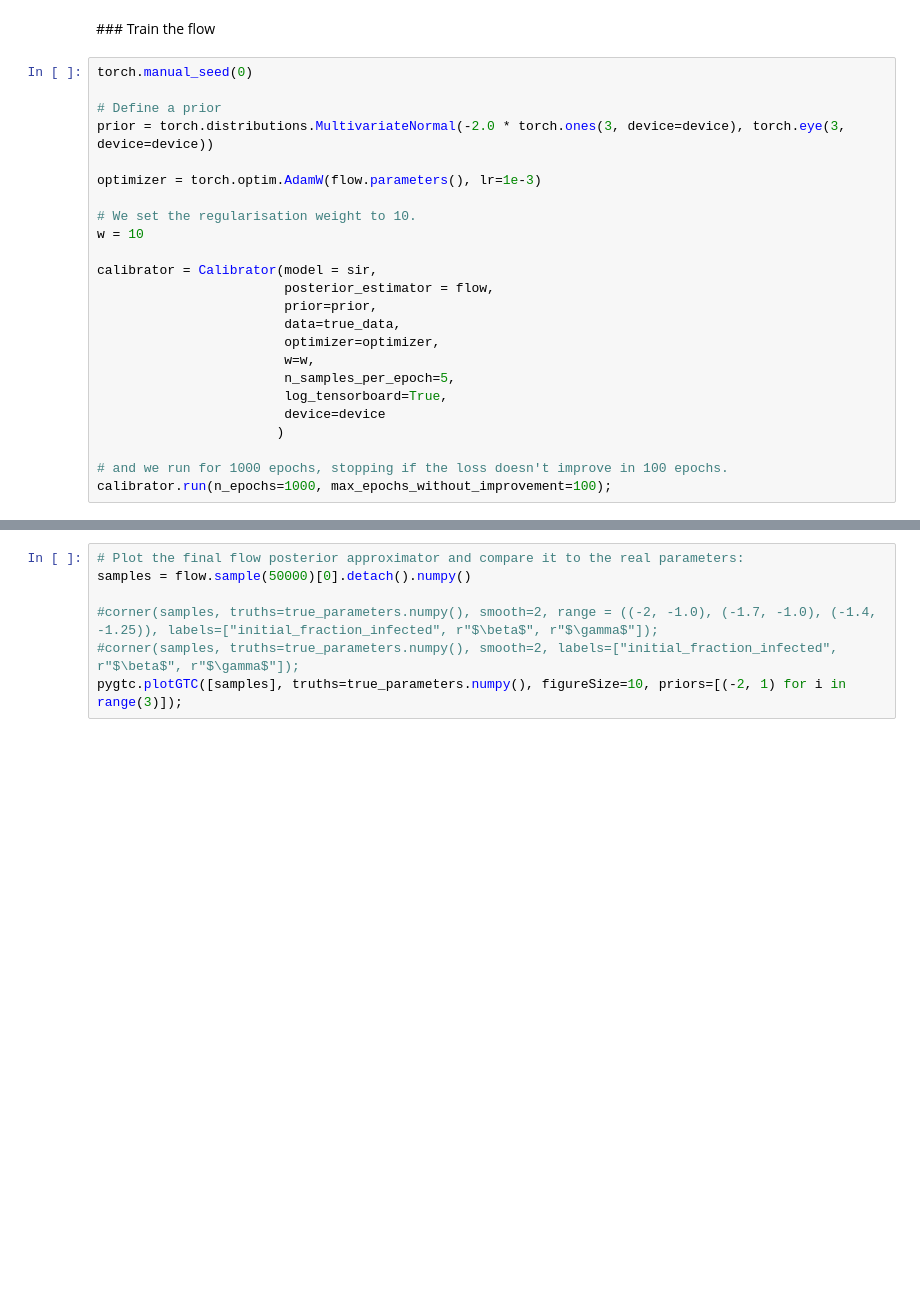
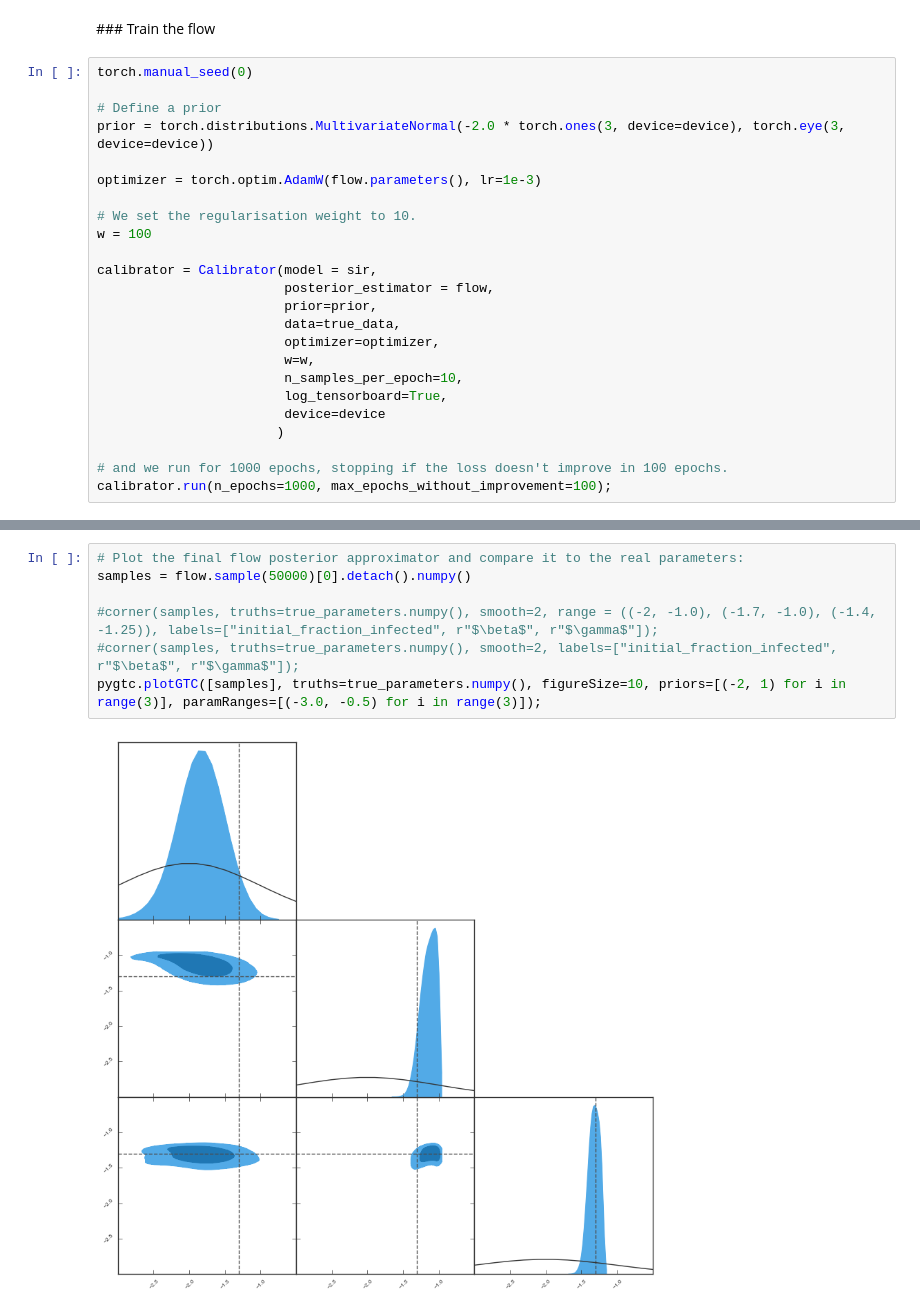
Before and after one commit to arnauqb/blackbirds, a Jupyter notebook: examples/02-SIR.ipynb, the cells around one changed output, grey strips where cells are left out. Saved outputs shown, nothing was run; the diff lists cells and outputs as text; blank space fills up the shorter version.

```diff
--- a/examples/02-SIR.ipynb
+++ b/examples/02-SIR.ipynb
@@ -101,7 +98,7 @@ prior = torch.distributions.MultivariateNormal(-2.0 * torch.ones(3, device=devic
 optimizer = torch.optim.AdamW(flow.parameters(), lr=1e-3)
 
 # We set the regularisation weight to 10.
-w = 10
+w = 100
 
 calibrator = Calibrator(model = sir,
                         posterior_estimator = flow,
@@ -109,7 +106,7 @@ calibrator = Calibrator(model = sir,
                         data=true_data,
                         optimizer=optimizer,
                         w=w,
-                        n_samples_per_epoch=5,
+                        n_samples_per_epoch=10,
                         log_tensorboard=True,
                         device=device
                        )
@@ -129,10 +129,12 @@ flow.load_state_dict(calibrator.best_model_state_dict)
 # %%
 # Plot the final flow posterior approximator and compare it to the real parameters:
 samples = flow.sample(50000)[0].detach().numpy()
 
 #corner(samples, truths=true_parameters.numpy(), smooth=2, range = ((-2, -1.0), (-1.7, -1.0), (-1.4, -1.25)), labels=["initial_fraction_infected", r"$\beta$", r"$\gamma$"]);
 #corner(samples, truths=true_parameters.numpy(), smooth=2, labels=["initial_fraction_infected", r"$\beta$", r"$\gamma$"]);
-pygtc.plotGTC([samples], truths=true_parameters.numpy(), figureSize=10, priors=[(-2, 1) for i in range(3)]);
+pygtc.plotGTC([samples], truths=true_parameters.numpy(), figureSize=10, priors=[(-2, 1) for i in range(3)], paramRanges=[(-3.0, -0.5) for i in range(3)]);
+# %% [output]
+[figure, added]
 # %%
 # compare the predictions to the synthetic data:
 
```
Also changed, not shown: parts of 9 cells of this notebook, 1 other file.
